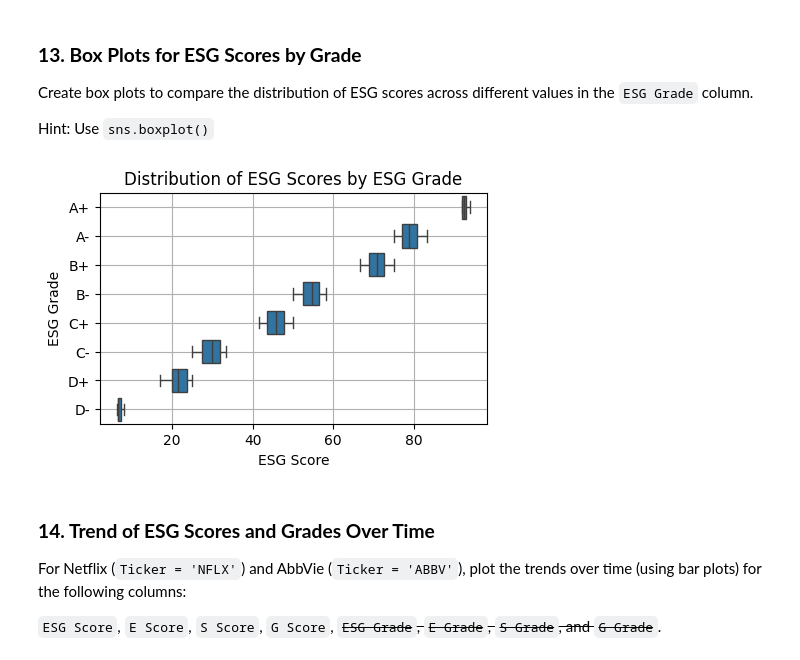
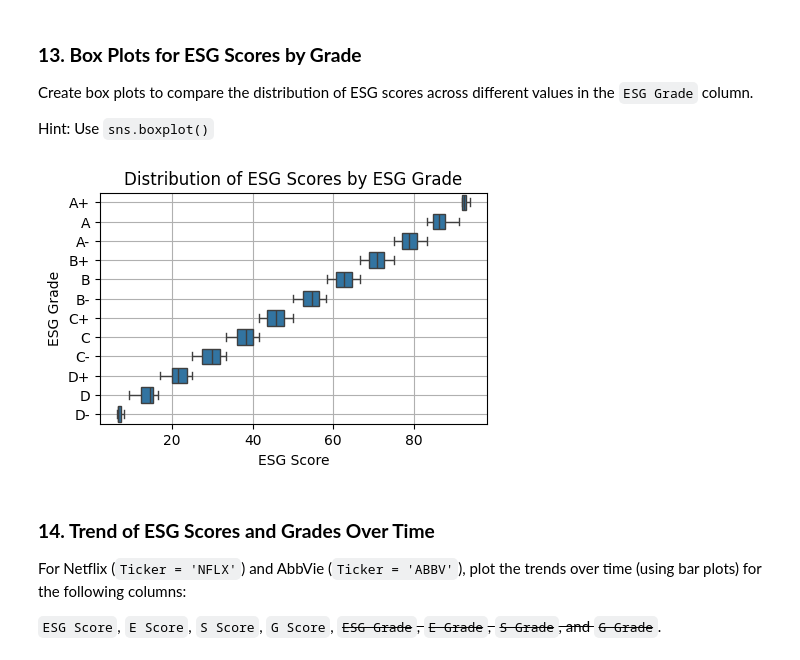
Before and after one commit to maximenc/Quantitative-Methods, a Jupyter notebook: Data-Analysis/4.applications.ipynb, the cells around one changed output. Drawn from its saved outputs; the diff is of its cells as text; code cells hidden in the pictures.

```diff
--- a/Data-Analysis/4.applications.ipynb
+++ b/Data-Analysis/4.applications.ipynb
@@ -349,17 +349,17 @@ Create box plots to compare the distribution of ESG scores across different valu
 Hint: Use `sns.boxplot()`
 # %%
 # Defining the specific order for the ESG grades
-grade_order = ['A+', 'A-', 'B+', 'B-', 'C+', 'C-', 'D+', 'D-']
+grade_order = ['D-', 'D', 'D+', 'C-', 'C', 'C+', 'B-', 'B', 'B+', 'A-', 'A', 'A+']
 
 plt.figure(figsize=(5, 3))
-sns.boxplot(data=df, y='ESG Grade', x='ESG Score', order=grade_order)
+sns.boxplot(data=df, y='ESG Grade', x='ESG Score', order=grade_order[::-1])
 plt.title('Distribution of ESG Scores by ESG Grade')
 plt.ylabel('ESG Grade')
 plt.xlabel('ESG Score')
 plt.grid(True)
 plt.show()
 # %% [output]
-[figure, old version]
+[figure, new version]
 # %% [markdown]
 ### **14. Trend of ESG Scores and Grades Over Time**
 
```
Also changed, not shown: parts of 2 cells of this notebook.
